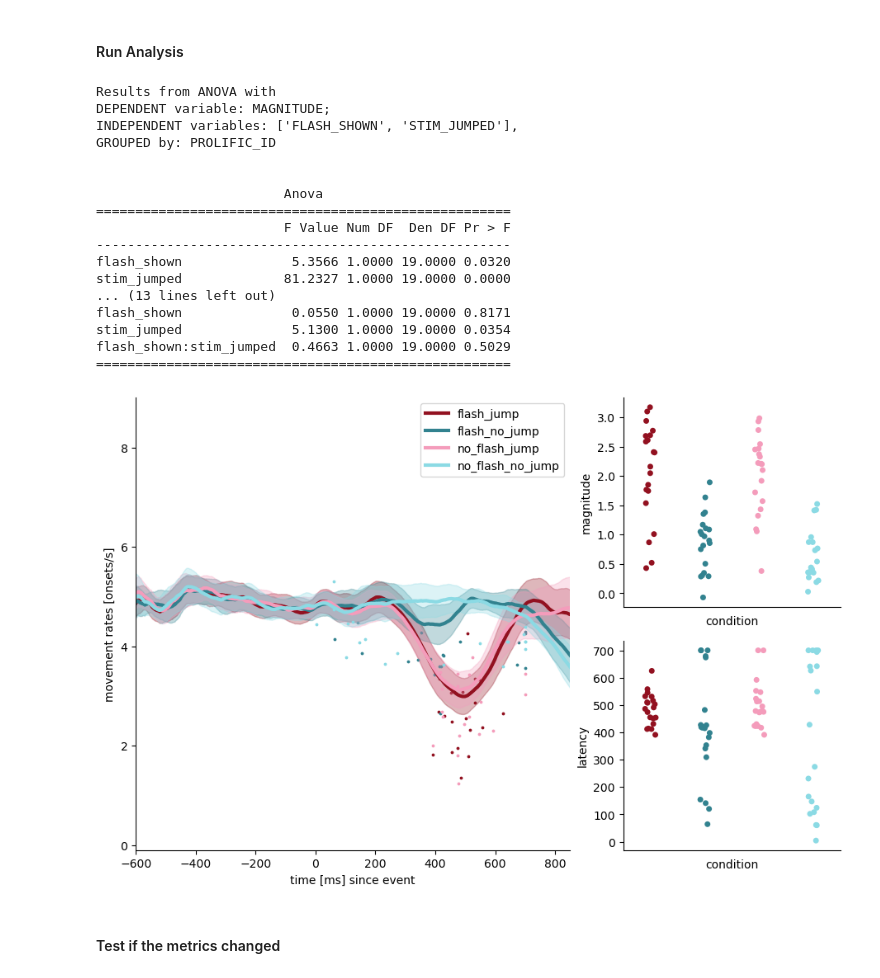
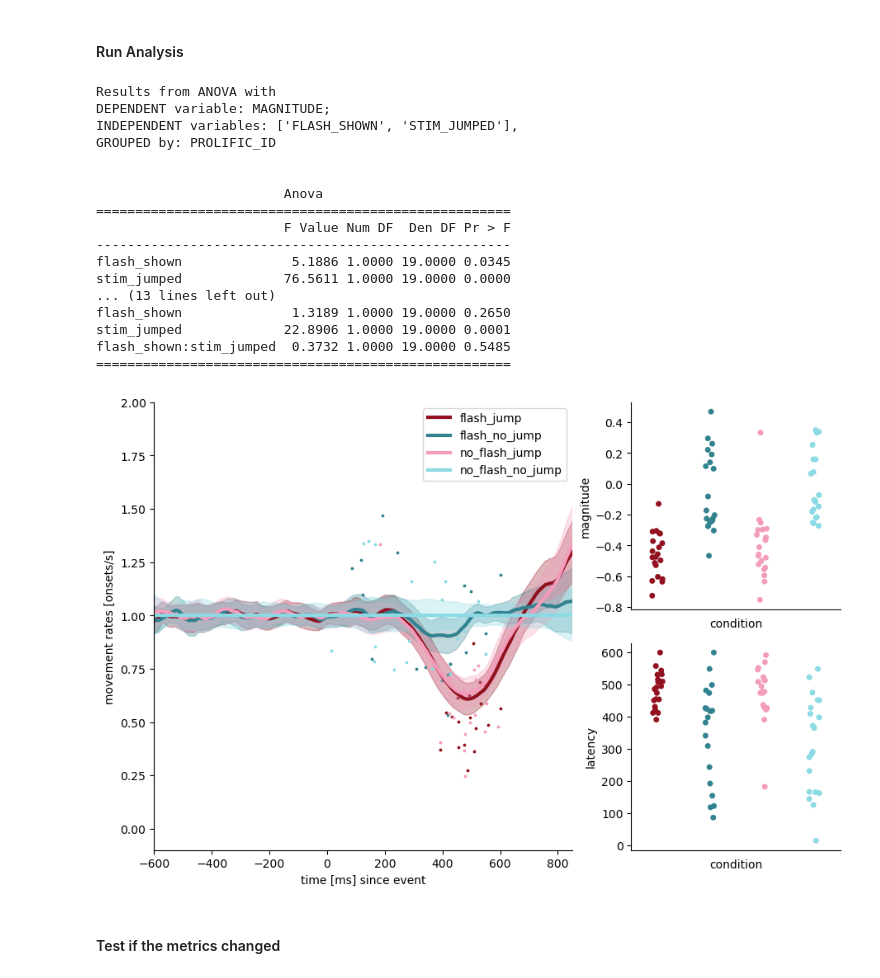
Before and after one commit to ClaraKuper/rapid_movement_inhibition, a Jupyter notebook: scripts/remote/scripts_target/Main Analysis.ipynb, the cells around one changed output. Saved outputs shown, nothing was run; the diff lists cells and outputs as text; code cells hidden in the pictures.

```diff
--- a/scripts/remote/scripts_target/Main Analysis.ipynb
+++ b/scripts/remote/scripts_target/Main Analysis.ipynb
@@ -215,6 +215,9 @@ move_onset_col = 'touchOff_relative' # touchOff is the time participants lifted
 participant_col = 'prolific_id'
 touch_order_col = 'choiceOrder'
 
+# define the condition name for the baseline
+baseline_name = 'no_flash_no_jump'
+
 # ANOVA - define variables
 # We'll run one ANOVA per DV, with all IVs as input
 dependent_variables = ['magnitude', 'latency']
@@ -224,35 +227,36 @@ independent_variables = ['flash_shown', 'stim_jumped']
 # %%
 analysis_rates(trial_data,
                move_offset_col,
                move_onset_col,
                participant_col,
                rate_analysis_parameters,
                touch_order_col,
                conditions_rates,
                color_rates,
                movement_rate_metrics_path,
                movement_rate_figure_path,
                dependent_variables,
-               independent_variables)
+               independent_variables,
+               baseline_name)
 # %% [output]
 Results from ANOVA with
 DEPENDENT variable: MAGNITUDE;
 INDEPENDENT variables: ['FLASH_SHOWN', 'STIM_JUMPED'],
 GROUPED by: PROLIFIC_ID
 
 
                         Anova
 =====================================================
                         F Value Num DF  Den DF Pr > F
 -----------------------------------------------------
-flash_shown              5.3566 1.0000 19.0000 0.0320
-stim_jumped             81.2327 1.0000 19.0000 0.0000
+flash_shown              5.1886 1.0000 19.0000 0.0345
+stim_jumped             76.5611 1.0000 19.0000 0.0000
 ... (13 lines left out)
-flash_shown              0.0550 1.0000 19.0000 0.8171
-stim_jumped              5.1300 1.0000 19.0000 0.0354
-flash_shown:stim_jumped  0.4663 1.0000 19.0000 0.5029
+flash_shown              1.3189 1.0000 19.0000 0.2650
+stim_jumped             22.8906 1.0000 19.0000 0.0001
+flash_shown:stim_jumped  0.3732 1.0000 19.0000 0.5485
 =====================================================
-[figure, old version]
+[figure, new version]
 # %% [markdown]
 #### Test if the metrics changed
 # %%
```
Also changed, not shown: 1 other file.
